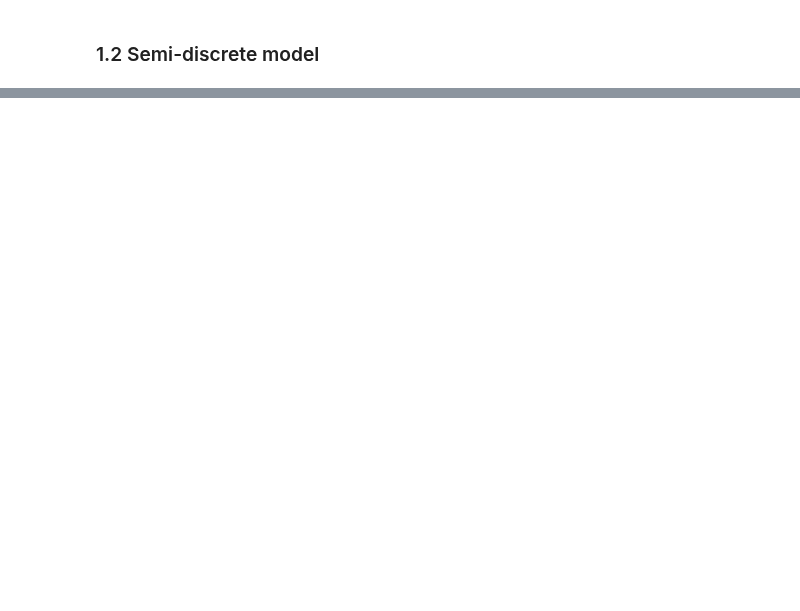
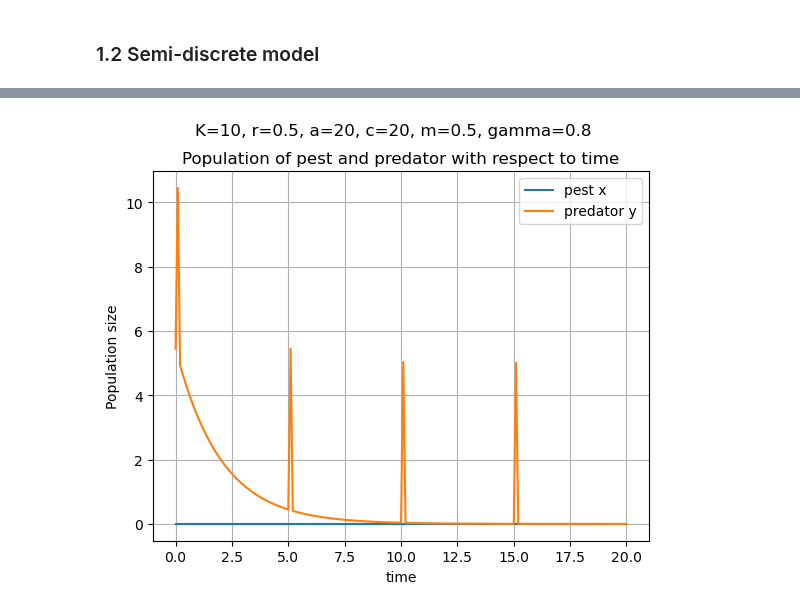
Before and after one commit to AinatianaLoyens/First_sim_CACOLAC, a Jupyter notebook: simulations.ipynb, the cells around one changed output, grey strips where cells are left out. Drawn from its saved outputs; the diff is of its cells as text; code cells hidden in the pictures; blank space fills up the shorter version.

Commit message:
Simulation of semi-discrete done

```diff
--- a/simulations.ipynb
+++ b/simulations.ipynb
@@ -77,2 +87,93 @@ Indeed, the behaviour of the graph is strange, reaching high absolute values, ev
 # %% [markdown]
 ### 1.2 Semi-discrete model
+# %%
+#Definition of the semi-discrete model
+def sd_model(
+    x0y0: list,
+    r: float = 0.5,
+    K: float = 10,
+    a: float = 20,
+    c: float = 20,
+    m: float = 0.5,
+    gamma: float = 0.8,
+) -> list:
+
+    '''This model is a continuous model that describes the evolution of a pest population x and a predator population y
+
+    Param:
+        x0y0: a list of initial values [x0, y0]
+        r: growth rate
+        K: carrying capacity
+        a: search rate
+        c: half-saturation constant
+        m: death rate
+        gamma: conversion factor
+
+    Return:
+        xy: a list of the two population size of x and y'''
+
+    #Initialisation
+    x = x0y0[0]
+    y = x0y0[1]
+
+    #Continuous part of the model
+    dx = r*x * (1 - x/K) - a*x*(c + x) * y
+    dy = gamma * a*x*(c + x) * y - m*y
+
+    return dx, dy
+
+#Definition of the parameters of the discrete part mu and T
+    ##mu: release rate
+    ##T: release period ###We impose T to be an integer in order to make the modulo work
+mu = 1
+T = 5
+
+#Initial condition
+##Definition of y0 as the "equilibrium"
+m=0.5
+y0 = mu*T/(1 - np.exp(-m*T))
+x0y0 = [0, y0]
+
+#Time points
+t = np.linspace(0,20,201)
+
+#Store solution in arrays
+x = np.empty_like(t)
+y = np.empty_like(t)
+
+#Record initial conditions
+x[0] = x0y0[0]
+y[0] = x0y0[1]
+
+
+
+#Solve ODE
+##we solve the ode point by point and change the equation to the discrete if t is a multiple of T
+##It means that we use the value of a point to get the value of the next
+for i in range(1,len(t)):
+    #Span for next time step
+    tspan = [t[i-1],t[i]]
+    #Solve for next step
+    xy = odeint(sd_model,x0y0,tspan)
+    x[i] = xy[1][0] #store the value of x
+    if t[i-1] % T == 0:
+        print('release period at', t[i-1])
+        y[i] = y[i-1] + mu*T #store the value of y if t is a multiple of T
+    else:
+        y[i] = xy[1][1] #store the value of y if t is not a multiple of T
+    #next initial condition
+    x0y0 = xy[1]
+
+
+
+#Plot results
+plt.plot(t, x, label = 'pest x')
+plt.plot(t, y, label = 'predator y')
+plt.xlabel('time')
+plt.ylabel('Population size')
+plt.title('Population of pest and predator with respect to time')
+plt.suptitle('K=10, r=0.5, a=20, c=20, m=0.5, gamma=0.8')
+plt.legend()
+plt.grid()
+plt.show()
+# %% [output]
@@ -78,0 +184 @@ Indeed, the behaviour of the graph is strange, reaching high absolute values, ev
+[figure, added]
```
Also changed, not shown: parts of 4 cells of this notebook.
